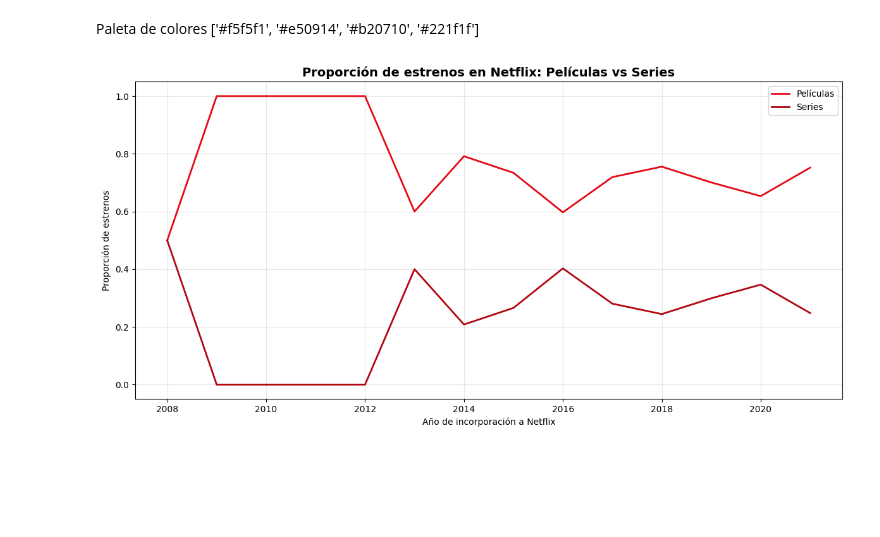
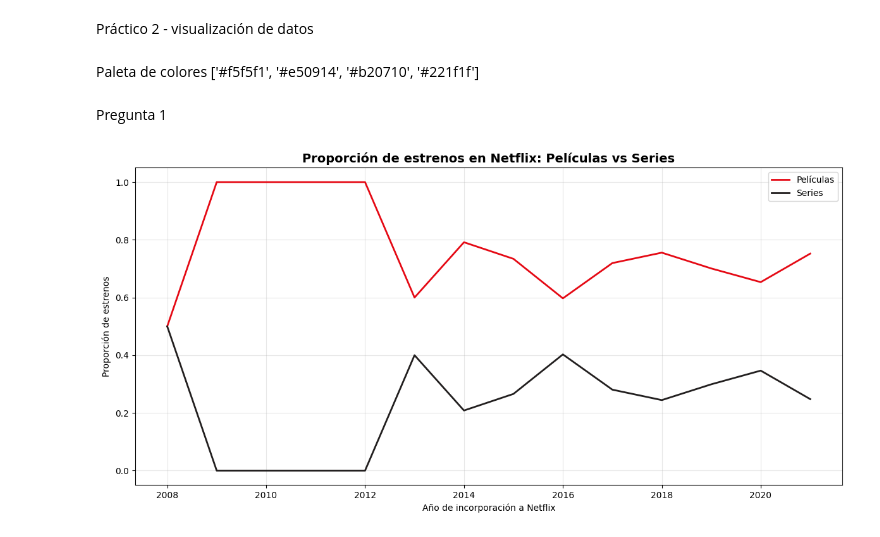
Before and after one commit to alfosobral/Entregable1BarberousseSobral, a Jupyter notebook: Analisis de Datos - Practico2/Practico2.ipynb, the cells around one changed output. Saved outputs shown, nothing was run; the diff lists cells and outputs as text; code cells hidden in the pictures; blank space fills up the shorter version.

Commit message:
Preguntas 1-7

```diff
--- a/Analisis de Datos - Practico2/Practico2.ipynb
+++ b/Analisis de Datos - Practico2/Practico2.ipynb
@@ -1,3 +1,5 @@
+# %% [markdown]
+Práctico 2 - visualización de datos
 # %% [markdown]
 Paleta de colores
 ['#f5f5f1', '#e50914', '#b20710', '#221f1f']
@@ -12,3 +12,5 @@ df.to_excel("netflix.xlsx",index=False)
+# %% [markdown]
+Pregunta 1
 # %%
 import pandas as pd
 import matplotlib.pyplot as plt
@@ -34,32 +36,32 @@ df['year_added'] = df['date_added'].dt.year
 df = df.dropna(subset=['year_added'])
 
 # ============================
 # Agrupar por año y tipo
 # ============================
 counts = df.groupby(['year_added', 'type']).size().reset_index(name="count")
 
 # Pivotear para calcular proporciones
 pivot = counts.pivot(index="year_added", columns="type", values="count").fillna(0)
 
 # Calcular proporciones por año
 pivot['total'] = pivot.sum(axis=1)
 pivot['Movie_ratio'] = pivot.get('Movie', 0) / pivot['total']
 pivot['TV Show_ratio'] = pivot.get('TV Show', 0) / pivot['total']
 
 # ============================
 # Visualización
 # ============================
 plt.figure(figsize=(12,6))
 plt.plot(pivot.index, pivot['Movie_ratio'], label="Películas", color=PALETTE[1], linewidth=2)
-plt.plot(pivot.index, pivot['TV Show_ratio'], label="Series", color=PALETTE[2], linewidth=2)
+plt.plot(pivot.index, pivot['TV Show_ratio'], label="Series", color=PALETTE[3], linewidth=2)
 
 plt.title("Proporción de estrenos en Netflix: Películas vs Series", fontsize=14, weight="bold")
 plt.xlabel("Año de incorporación a Netflix")
 plt.ylabel("Proporción de estrenos")
 plt.legend()
 plt.grid(alpha=0.3)
 
 plt.tight_layout()
 plt.show()
 # %% [output]
-[figure, old version]
+[figure, new version]
```
Also changed, not shown: parts of 15 cells of this notebook.
